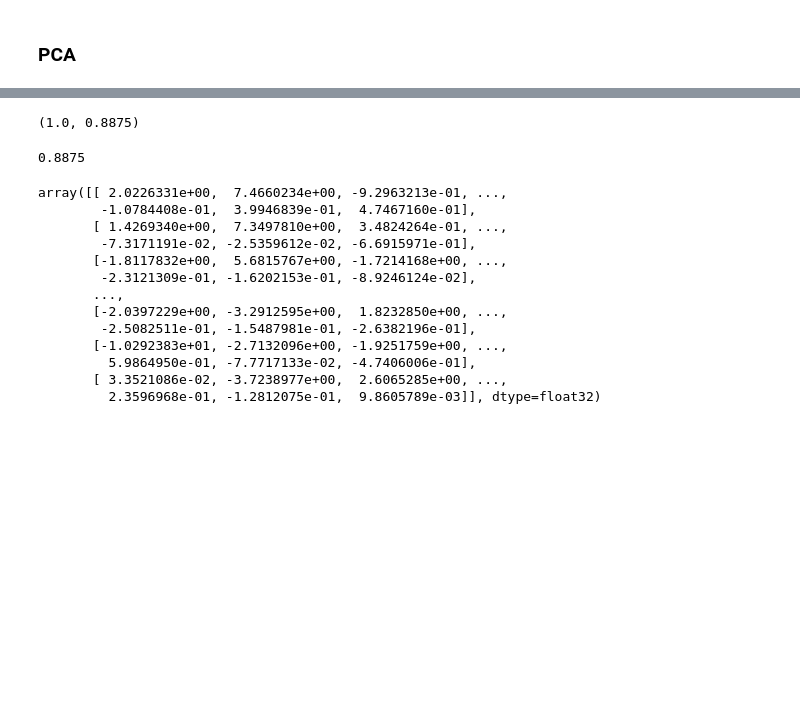
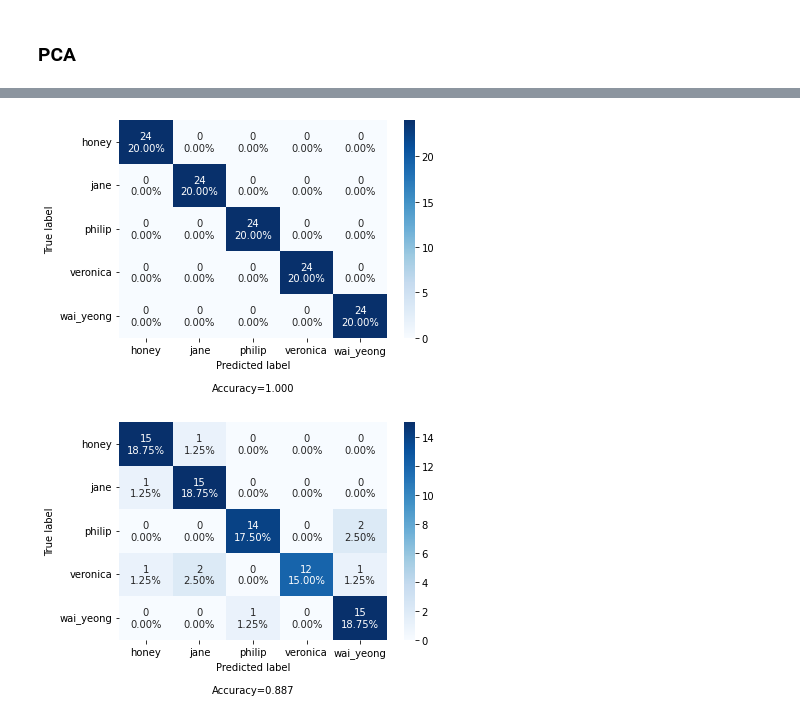
Before and after one commit to leephilipx/intelligent-system-design, a Jupyter notebook: part1/face-rec/combined_all.ipynb, the cells around one changed output, grey strips where cells are left out. Saved outputs shown, nothing was run; the diff lists cells and outputs as text; code cells hidden in the pictures; blank space fills up the shorter version.

```diff
--- a/part1/face-rec/combined_all.ipynb
+++ b/part1/face-rec/combined_all.ipynb
@@ -308,35 +302,3 @@ accuracy_score(y_train_preds, y_train), accuracy_score(y_test_preds, y_test)
 sk_lda = LinearDiscriminantAnalysis(solver='svd')
 X_train_lda = sk_lda.fit_transform(X_train_pca, y_train)
 X_test_lda = sk_lda.transform(X_test_pca)
-
-# mu_fj = []
-
-# for i in range(n_classes):
-#     subject_indices = np.where(y_train==i)[0]
-#     mu_fj.append(np.mean(X_train_lda[subject_indices], axis=0))
-
-accuracy_score(sk_lda.predict(X_train_pca), y_train), accuracy_score(sk_lda.predict(X_test_pca), y_test)
-# %% [output]
-(1.0, 0.8875)
-# %%
-indices = np.where(y_test < 5)[0]
-accuracy_score(sk_lda.predict(X_test_pca)[indices], y_test[indices])
-# %% [output]
-0.8875
-# %%
-pca = joblib.load('artifacts/sk_pca_nclass_5.joblib')
-pca.transform(X_test)
-# %% [output]
-array([[ 2.0226331e+00,  7.4660234e+00, -9.2963213e-01, ...,
-        -1.0784408e-01,  3.9946839e-01,  4.7467160e-01],
-       [ 1.4269340e+00,  7.3497810e+00,  3.4824264e-01, ...,
-        -7.3171191e-02, -2.5359612e-02, -6.6915971e-01],
-       [-1.8117832e+00,  5.6815767e+00, -1.7214168e+00, ...,
-        -2.3121309e-01, -1.6202153e-01, -8.9246124e-02],
-       ...,
-       [-2.0397229e+00, -3.2912595e+00,  1.8232850e+00, ...,
-        -2.5082511e-01, -1.5487981e-01, -2.6382196e-01],
-       [-1.0292383e+01, -2.7132096e+00, -1.9251759e+00, ...,
-         5.9864950e-01, -7.7717133e-02, -4.7406006e-01],
-       [ 3.3521086e-02, -3.7238977e+00,  2.6065285e+00, ...,
-         2.3596968e-01, -1.2812075e-01,  9.8605789e-03]], dtype=float32)
@@ -342,0 +308,32 @@ array([[ 2.0226331e+00,  7.4660234e+00, -9.2963213e-01, ...,
+# %%
+q_j, mu_fj, sigma_fj = [], [], []
+
+for i in range(n_classes):
+    subject_indices = np.where(y_train==i)[0]
+    q_j.append(len(subject_indices))
+    mu_fj.append(np.mean(X_train_lda[subject_indices], axis=0))
+    sigma_fj.append(np.cov(X_train_lda[subject_indices].T))
+
+q_j, mu_fj, sigma_fj = np.array(q_j), np.array(mu_fj), np.array(sigma_fj)
+sigma_w_f = np.sum([q_j[i] * sigma_fj[i] for i in range(n_classes)], axis=0) / np.sum(q_j)
+inv_sigma_w_f = np.linalg.inv(sigma_w_f)
+# %%
+y_train_preds, y_test_preds = [], []
+
+for i in range(len(X_train_lda)):
+
+    # dist = np.array([mahalanobis(X_train_lda[i], mu_fj[j], inv_sigma_w_f) for j in range(n_classes)])
+    dist = np.array([euclidean(X_train_lda[i], mu_fj[j]) for j in range(n_classes)])
+    y_train_preds.append(np.argmin(dist))
+
+for i in range(len(X_test_lda)):
+
+    # dist = np.array([mahalanobis(X_test_lda[i], mu_fj[j], inv_sigma_w_f) for j in range(n_classes)])
+    dist = np.array([euclidean(X_test_lda[i], mu_fj[j]) for j in range(n_classes)])
+    y_test_preds.append(np.argmin(dist))
+
+make_confusion_matrix(confusion_matrix(y_train, y_train_preds), categories=members);
+make_confusion_matrix(confusion_matrix(y_test, y_test_preds), categories=members);
+# %% [output]
+[figure, added]
+[figure, added]
```
Also changed, not shown: parts of 9 cells of this notebook, 6 other files.
